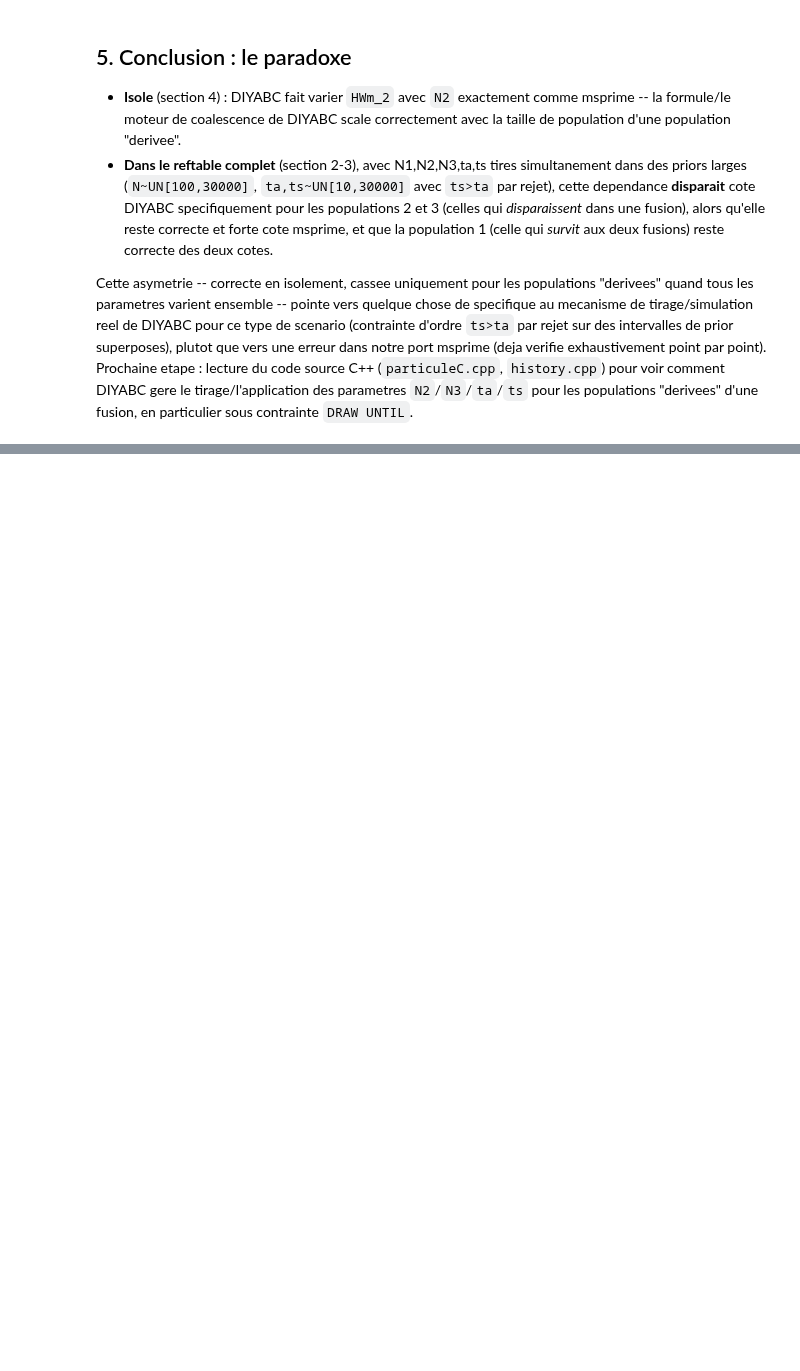
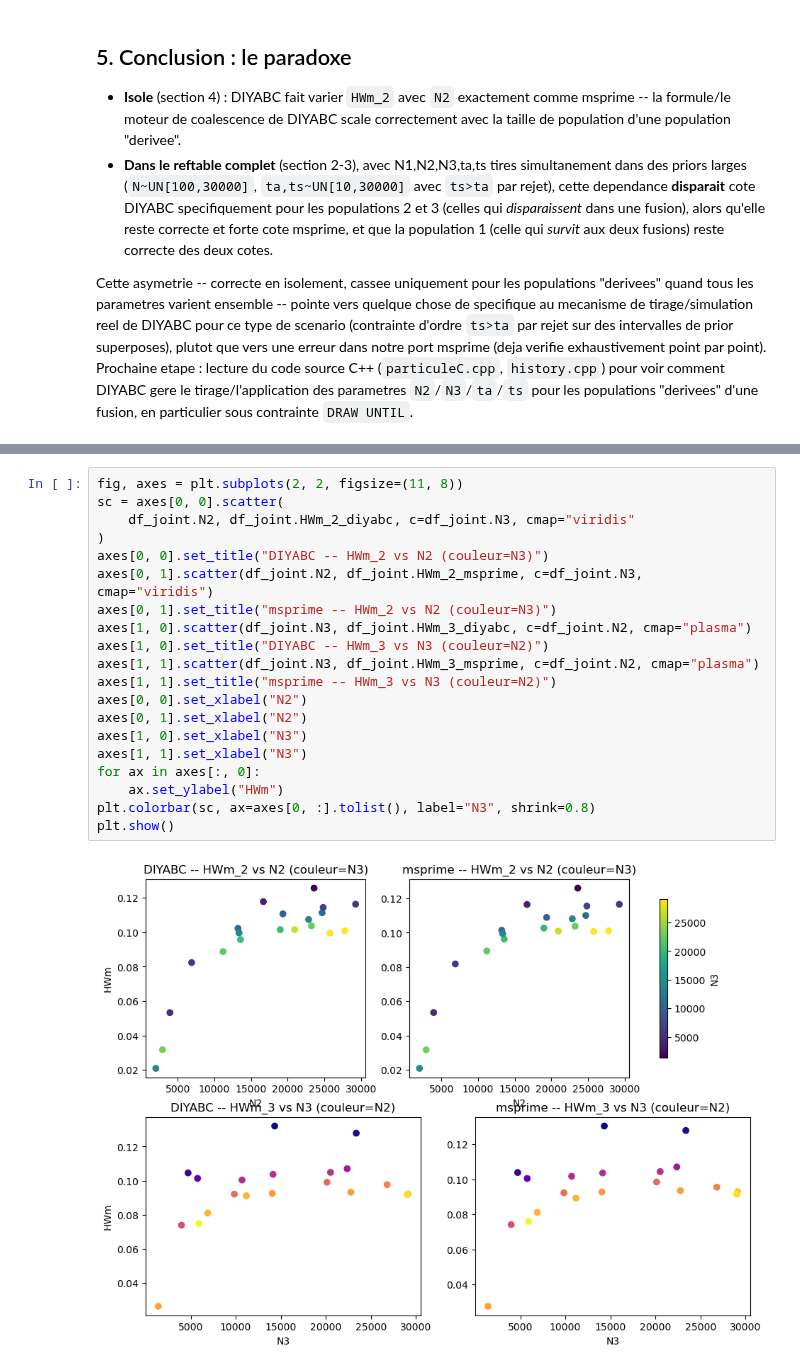
Before and after one commit to Guillaume-BR/diyabc_msprime_poc, a Jupyter notebook: notebook/correlation_N2_N3_HWm_anomaly.ipynb, the cells around one changed output, grey strips where cells are left out. Saved outputs shown, nothing was run; the diff lists cells and outputs as text; blank space fills up the shorter version.

```diff
--- a/notebook/correlation_N2_N3_HWm_anomaly.ipynb
+++ b/notebook/correlation_N2_N3_HWm_anomaly.ipynb
@@ -338,0 +454,22 @@ Cette asymetrie -- correcte en isolement, cassee uniquement pour les populations
+# %%
+fig, axes = plt.subplots(2, 2, figsize=(11, 8))
+sc = axes[0, 0].scatter(
+    df_joint.N2, df_joint.HWm_2_diyabc, c=df_joint.N3, cmap="viridis"
+)
+axes[0, 0].set_title("DIYABC -- HWm_2 vs N2 (couleur=N3)")
+axes[0, 1].scatter(df_joint.N2, df_joint.HWm_2_msprime, c=df_joint.N3, cmap="viridis")
+axes[0, 1].set_title("msprime -- HWm_2 vs N2 (couleur=N3)")
+axes[1, 0].scatter(df_joint.N3, df_joint.HWm_3_diyabc, c=df_joint.N2, cmap="plasma")
+axes[1, 0].set_title("DIYABC -- HWm_3 vs N3 (couleur=N2)")
+axes[1, 1].scatter(df_joint.N3, df_joint.HWm_3_msprime, c=df_joint.N2, cmap="plasma")
+axes[1, 1].set_title("msprime -- HWm_3 vs N3 (couleur=N2)")
+axes[0, 0].set_xlabel("N2")
+axes[0, 1].set_xlabel("N2")
+axes[1, 0].set_xlabel("N3")
+axes[1, 1].set_xlabel("N3")
+for ax in axes[:, 0]:
+    ax.set_ylabel("HWm")
+plt.colorbar(sc, ax=axes[0, :].tolist(), label="N3", shrink=0.8)
+plt.show()
+# %% [output]
+[figure, added]
```
Also changed, not shown: parts of 6 cells of this notebook.
